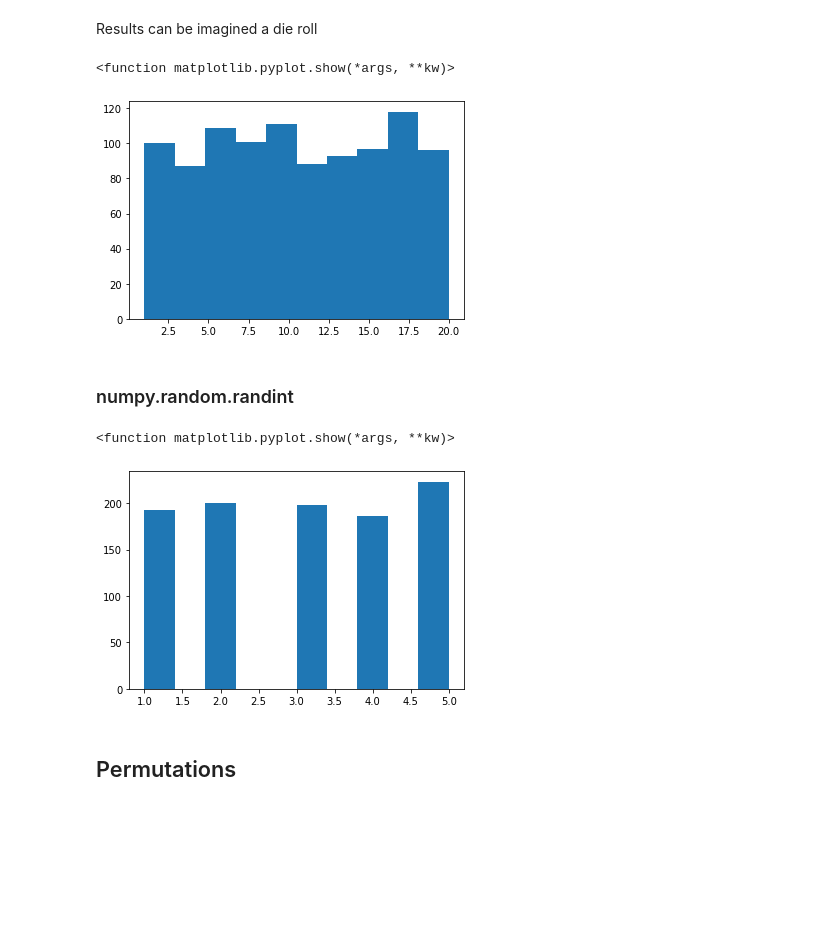
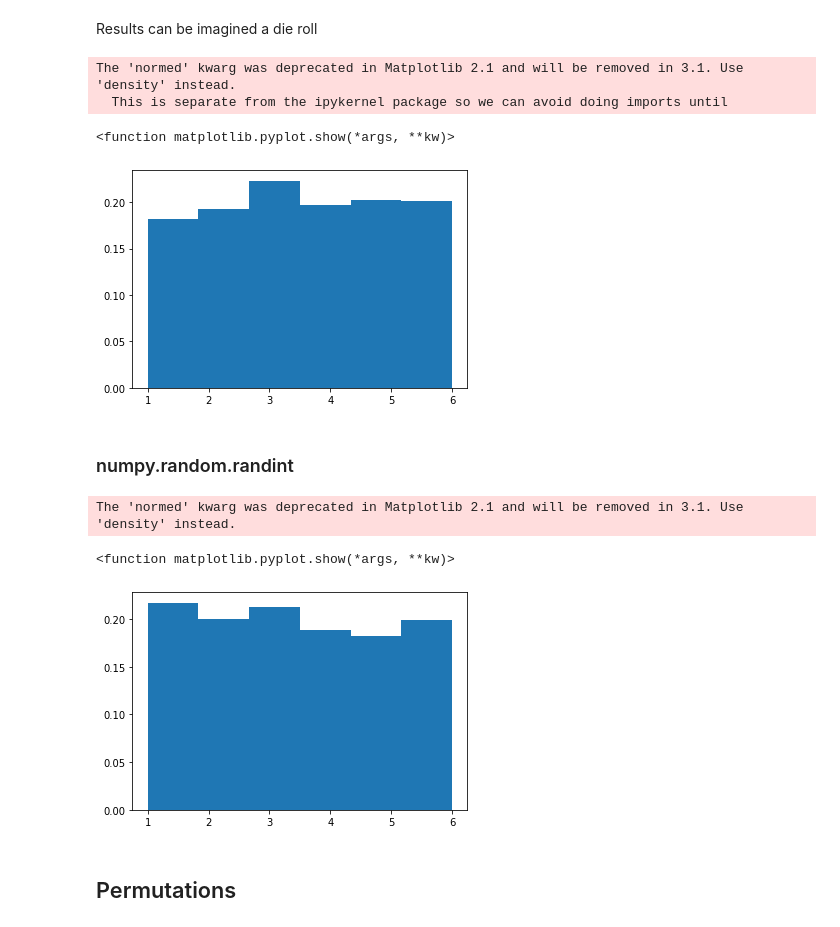
Before and after one commit to ANihill/prog-practical-assignment, a Jupyter notebook: Programming for Data Analysis - Practical Assignments.ipynb, the cells around one changed output. Cells and saved outputs as stored; diff of their text form; code cells hidden in the pictures; blank space fills up the shorter version.

```diff
--- a/Programming for Data Analysis - Practical Assignments.ipynb
+++ b/Programming for Data Analysis - Practical Assignments.ipynb
@@ -1,11 +1,14 @@
 # %% [markdown]
 # Numpy Package
 # %%
-# Import numpy package
+# Import necessary packages
 import numpy as np
 import matplotlib.pyplot as plt
 
+# magic command
 %matplotlib inline
+#set figure size
+plt.rcParams['figure.figsize'] = [10, 5]
 # %% [markdown]
 # 1. Overall purpose of numpy.random package
 
@@ -41,22 +52,25 @@ array([ 551, 7666, 8289])
 # %% [markdown]
 Results can be imagined a die roll
 # %%
-# simulate rolls of 1d20
-d20 = np.random.random_integers(1, 6, 10)
-plt.hist(d)
+#1000 dice rolls
+d1 = np.random.random_integers(1, 6, 1000)
+plt.hist(d1, 6, normed=True)
 plt.show
 # %% [output]
-<function matplotlib.pyplot.show(*args, **kw)>
+The 'normed' kwarg was deprecated in Matplotlib 2.1 and will be removed in 3.1. Use 'density' instead.
+  This is separate from the ipykernel package so we can avoid doing imports until
+<function matplotlib.pyplot.show(*args, **kw)>
-[figure, old version]
+[figure, new version]
 # %% [markdown]
 ### numpy.random.randint
 # %%
-d6 = np.random.randint(1, 6, size = 1000)
-plt.hist(d6)
+d6 = np.random.randint(1, 7, size = 1000)
+plt.hist(d6, 6, normed=True)
 plt.show
 # %% [output]
-<function matplotlib.pyplot.show(*args, **kw)>
+The 'normed' kwarg was deprecated in Matplotlib 2.1 and will be removed in 3.1. Use 'density' instead.
+<function matplotlib.pyplot.show(*args, **kw)>
-[figure, old version]
+[figure, new version]
 # %% [markdown]
 ## Permutations
 # %% [markdown]
```
Also changed, not shown: parts of 21 cells of this notebook.
